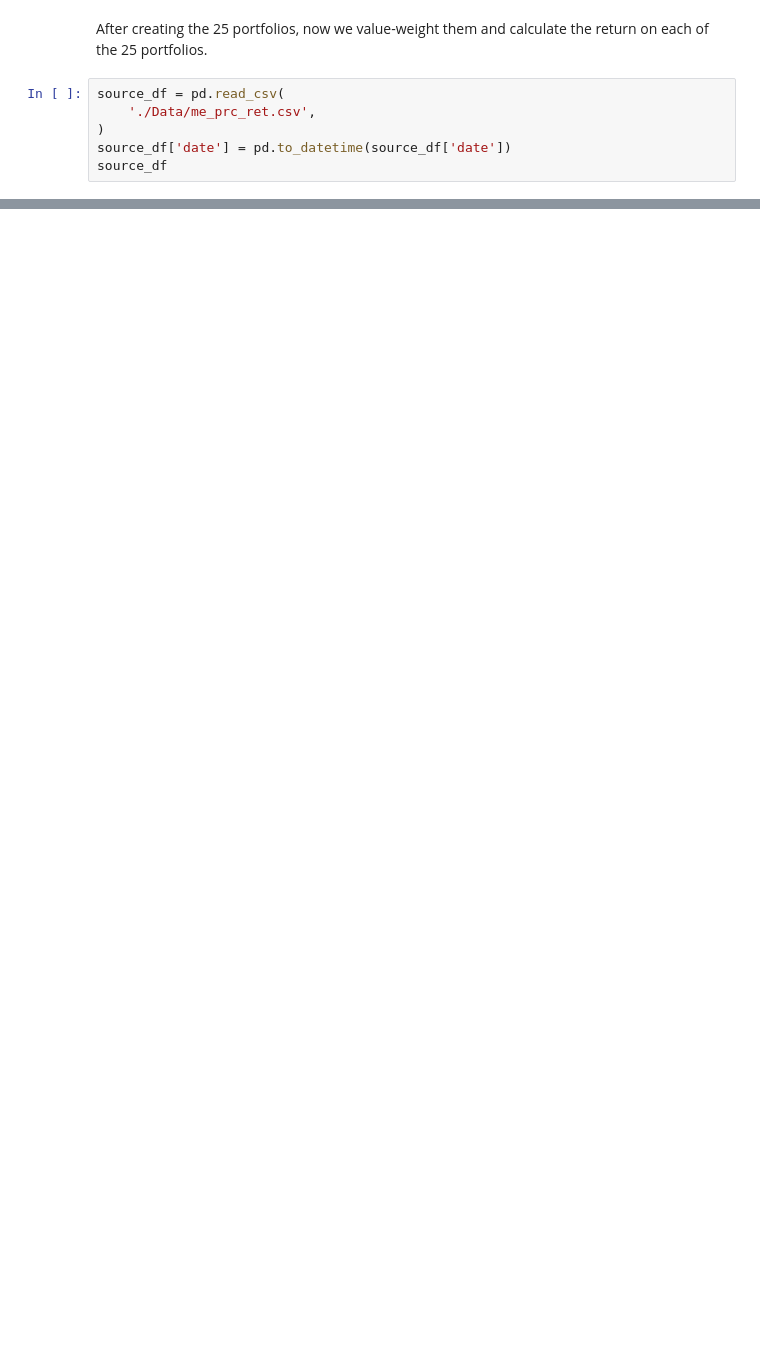
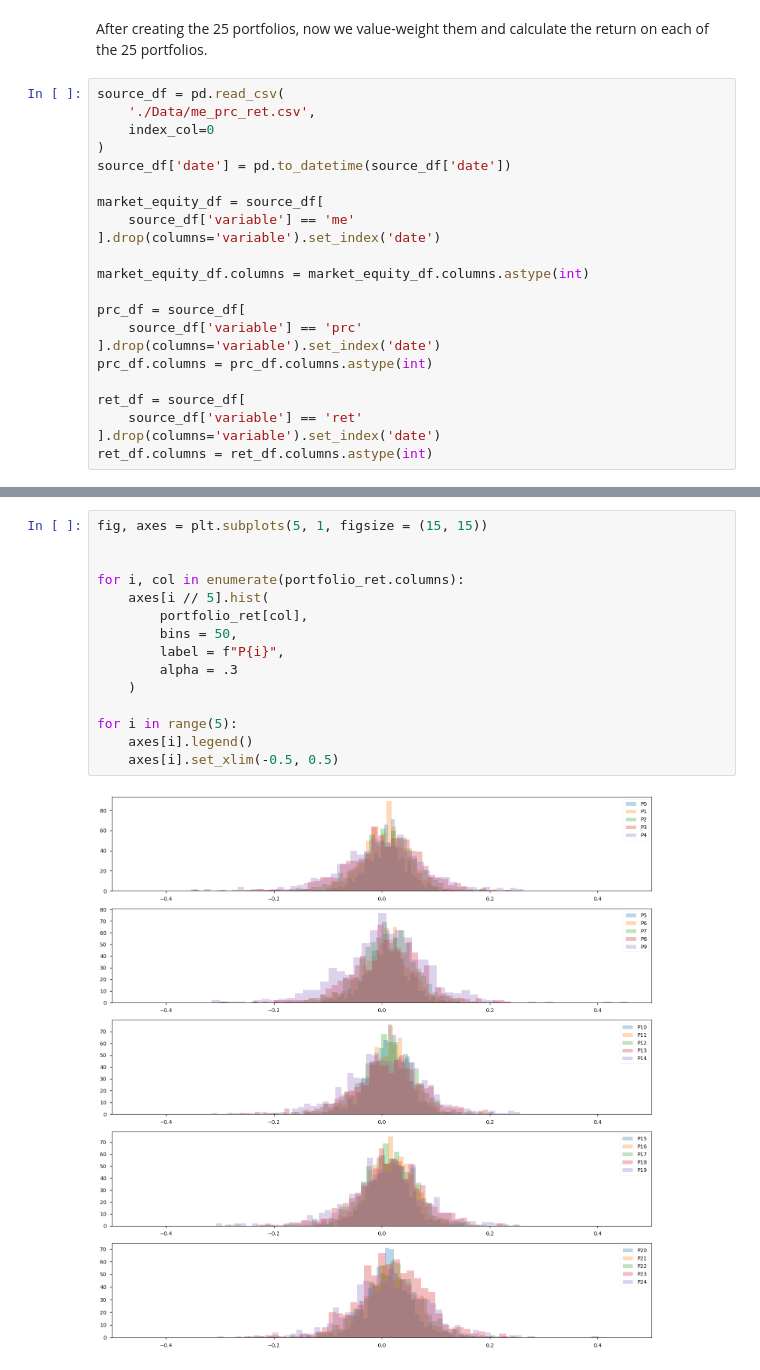
Before and after one commit to fanghe-ma/IVOL-Puzzle-and-Arbitrage-Asymmetry, a Jupyter notebook: project.ipynb, the cells around one changed output, grey strips where cells are left out. Saved outputs shown, nothing was run; the diff lists cells and outputs as text; blank space fills up the shorter version.

```diff
--- a/project.ipynb
+++ b/project.ipynb
@@ -723,6 +885,22 @@ After creating the 25 portfolios, now we value-weight them and calculate the ret
 # %%
 source_df = pd.read_csv(
     './Data/me_prc_ret.csv',
+    index_col=0
 )
 source_df['date'] = pd.to_datetime(source_df['date'])
-source_df
+
+market_equity_df = source_df[
+    source_df['variable'] == 'me'
+].drop(columns='variable').set_index('date')
+
+market_equity_df.columns = market_equity_df.columns.astype(int)
+
+prc_df = source_df[
+    source_df['variable'] == 'prc'
+].drop(columns='variable').set_index('date')
+prc_df.columns = prc_df.columns.astype(int)
+
+ret_df = source_df[
+    source_df['variable'] == 'ret'
+].drop(columns='variable').set_index('date')
+ret_df.columns = ret_df.columns.astype(int)
@@ -811,0 +1068,17 @@ IndexError: positional indexers are out-of-bounds
+# %%
+fig, axes = plt.subplots(5, 1, figsize = (15, 15))
+
+
+for i, col in enumerate(portfolio_ret.columns):
+    axes[i // 5].hist(
+        portfolio_ret[col],
+        bins = 50,
+        label = f"P{i}",
+        alpha = .3
+    )
+
+for i in range(5):
+    axes[i].legend()
+    axes[i].set_xlim(-0.5, 0.5)
+# %% [output]
+[figure, added]
```
Also changed, not shown: parts of 20 cells of this notebook.
